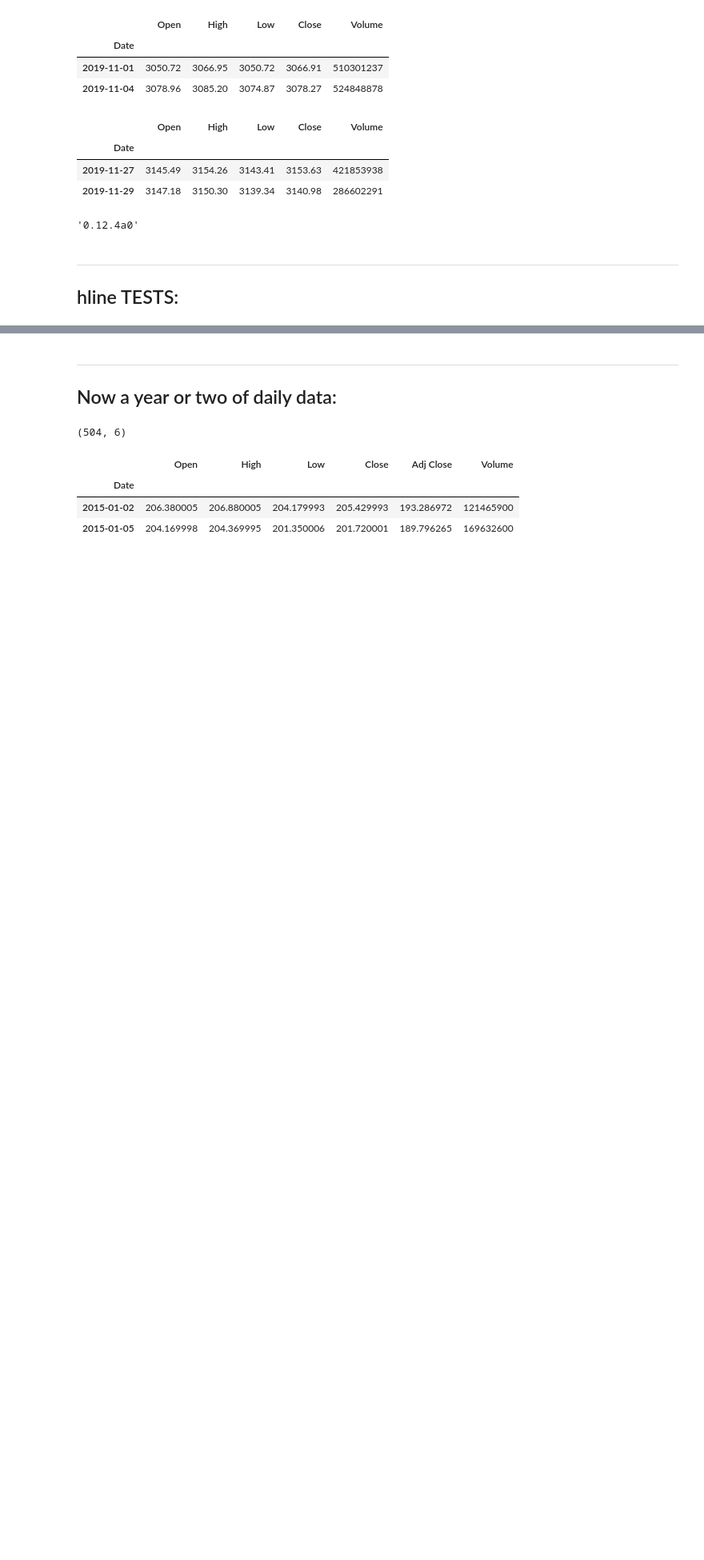
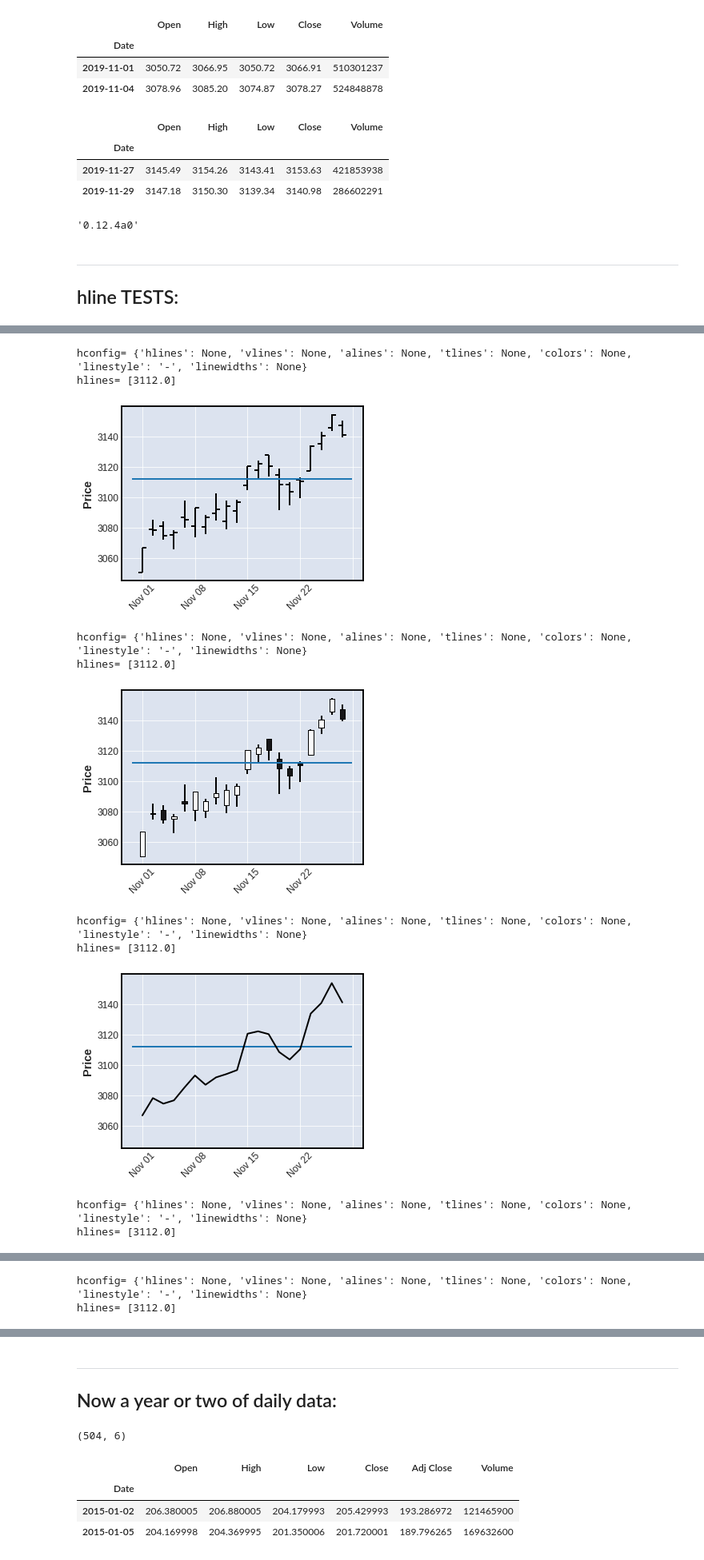
Before and after one commit to matplotlib/mplfinance, a Jupyter notebook: examples/scratch_pad/dev_hlines.ipynb, the cells around one changed output, grey strips where cells are left out. Shown at 80% size. Saved outputs shown, nothing was run; the diff lists cells and outputs as text; code cells hidden in the pictures; blank space fills up the shorter version.

```diff
--- a/examples/scratch_pad/dev_hlines.ipynb
+++ b/examples/scratch_pad/dev_hlines.ipynb
@@ -78,0 +85,18 @@ mpf.__version__
+# %%
+mpf.plot(daily,type='ohlc',hlines=[3112.0],figscale=0.75)
+mpf.plot(daily,type='candle',hlines=[3112.],figscale=0.75)
+mpf.plot(daily,type='line',hlines=[3112.0],figscale=0.75)
+mpf.plot(daily,type='renko',hlines=[3112.0],figscale=0.75)
+mpf.plot(daily,type='pnf',hlines=[3112.0],figscale=0.75)
+# %% [output]
+hconfig= {'hlines': None, 'vlines': None, 'alines': None, 'tlines': None, 'colors': None, 'linestyle': '-', 'linewidths': None}
+hlines= [3112.0]
+[figure, added]
+hconfig= {'hlines': None, 'vlines': None, 'alines': None, 'tlines': None, 'colors': None, 'linestyle': '-', 'linewidths': None}
+hlines= [3112.0]
+[figure, added]
+hconfig= {'hlines': None, 'vlines': None, 'alines': None, 'tlines': None, 'colors': None, 'linestyle': '-', 'linewidths': None}
+hlines= [3112.0]
+[figure, added]
+hconfig= {'hlines': None, 'vlines': None, 'alines': None, 'tlines': None, 'colors': None, 'linestyle': '-', 'linewidths': None}
+hlines= [3112.0]
@@ -78,0 +104,2 @@ mpf.__version__
+hconfig= {'hlines': None, 'vlines': None, 'alines': None, 'tlines': None, 'colors': None, 'linestyle': '-', 'linewidths': None}
+hlines= [3112.0]
```
Also changed, not shown: parts of 11 cells of this notebook, 4 other files.
